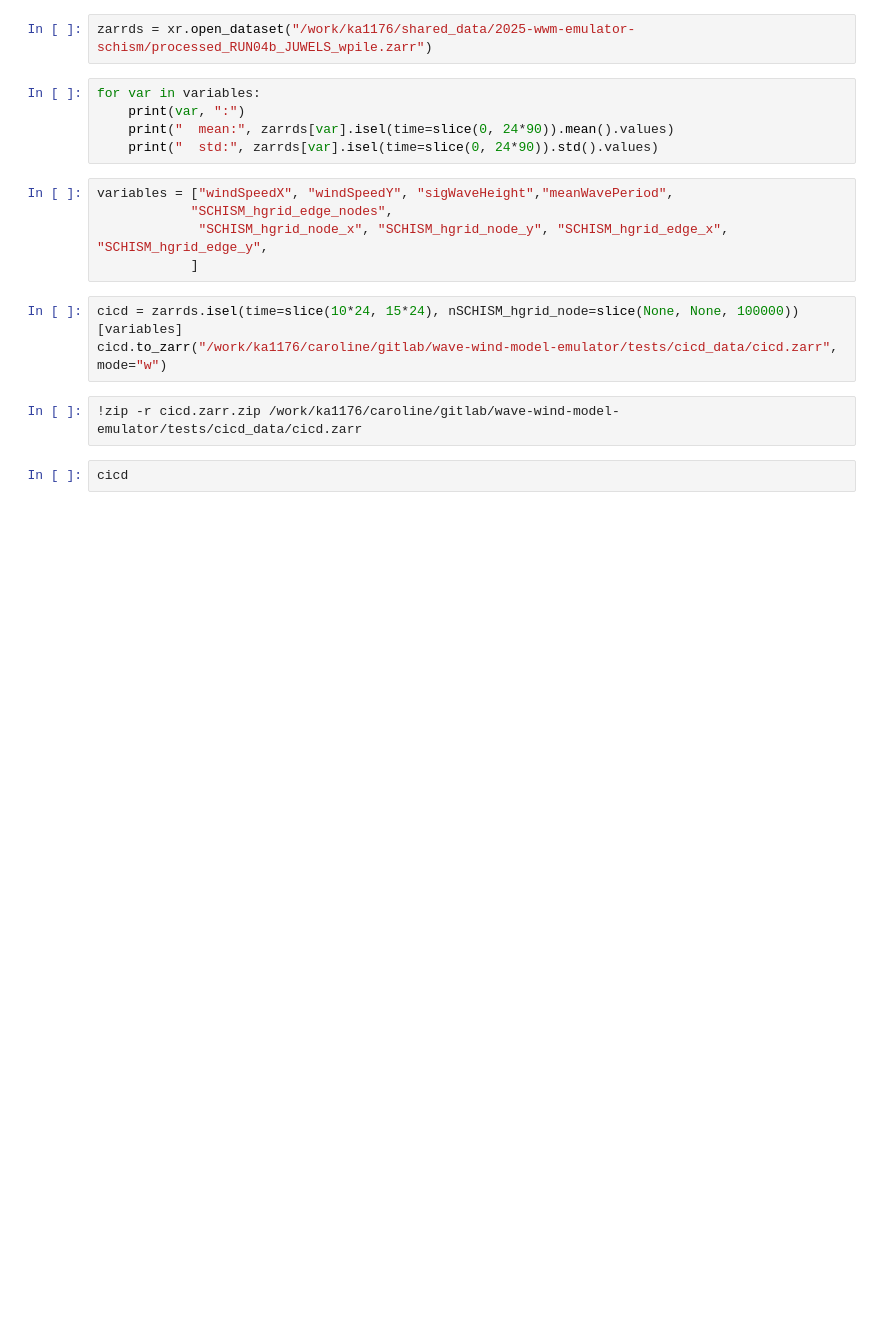
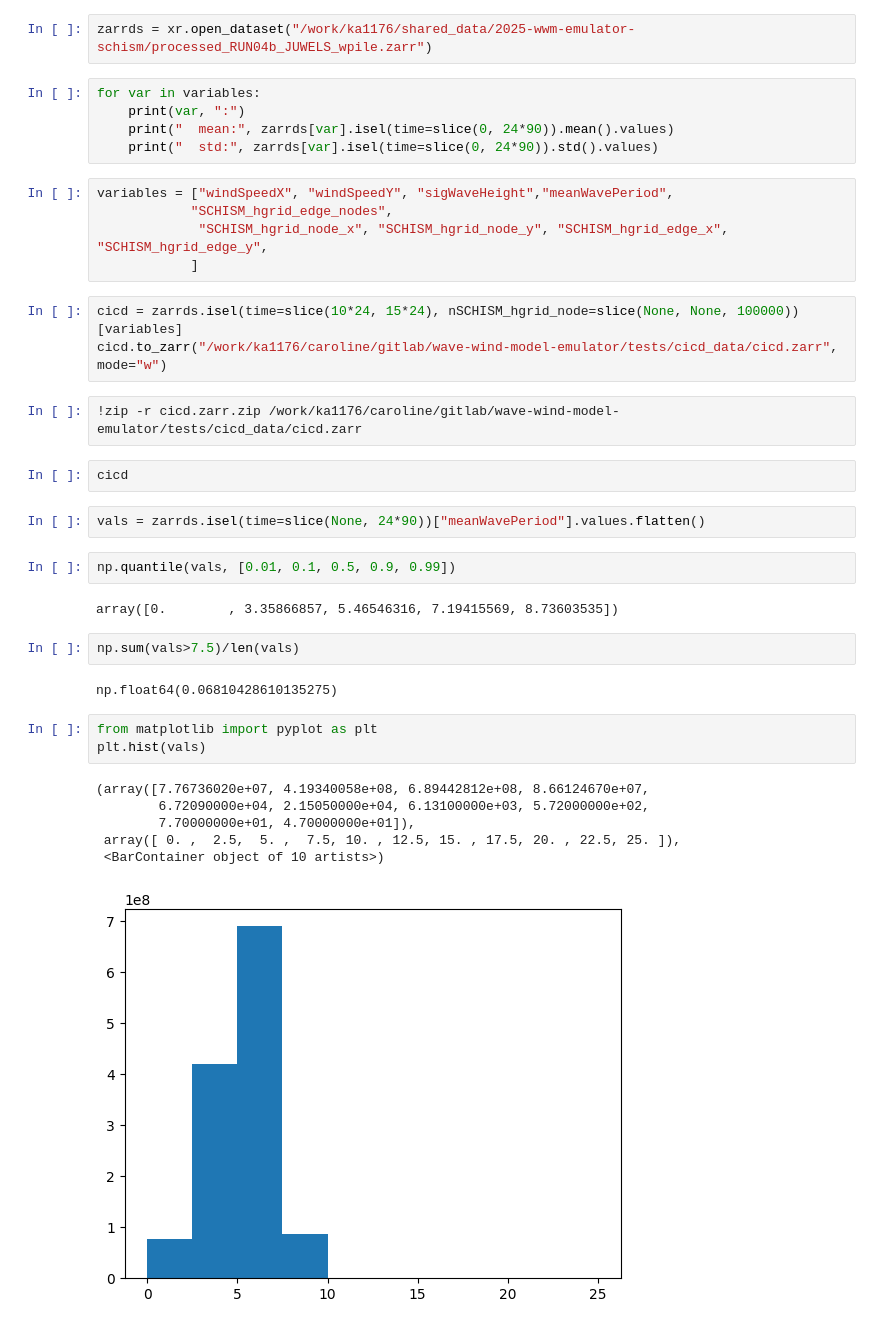
Before and after one commit to crlna16/windwavenet, a Jupyter notebook: notebooks/CreateZarr.ipynb, the cells around one changed output. Saved outputs shown, nothing was run; the diff lists cells and outputs as text; blank space fills up the shorter version.

```diff
--- a/notebooks/CreateZarr.ipynb
+++ b/notebooks/CreateZarr.ipynb
@@ -46,3 +64,23 @@ cicd.to_zarr("/work/ka1176/caroline/gitlab/wave-wind-model-emulator/tests/cicd_d
 !zip -r cicd.zarr.zip /work/ka1176/caroline/gitlab/wave-wind-model-emulator/tests/cicd_data/cicd.zarr
 # %%
 cicd
+# %%
+vals = zarrds.isel(time=slice(None, 24*90))["meanWavePeriod"].values.flatten()
+# %%
+np.quantile(vals, [0.01, 0.1, 0.5, 0.9, 0.99])
+# %% [output]
+array([0.        , 3.35866857, 5.46546316, 7.19415569, 8.73603535])
+# %%
+np.sum(vals>7.5)/len(vals)
+# %% [output]
+np.float64(0.06810428610135275)
+# %%
+from matplotlib import pyplot as plt
+plt.hist(vals)
+# %% [output]
+(array([7.76736020e+07, 4.19340058e+08, 6.89442812e+08, 8.66124670e+07,
+        6.72090000e+04, 2.15050000e+04, 6.13100000e+03, 5.72000000e+02,
+        7.70000000e+01, 4.70000000e+01]),
+ array([ 0. ,  2.5,  5. ,  7.5, 10. , 12.5, 15. , 17.5, 20. , 22.5, 25. ]),
+ <BarContainer object of 10 artists>)
+[figure, added]
```
Also changed, not shown: parts of 1 cell of this notebook, 2 other files.
